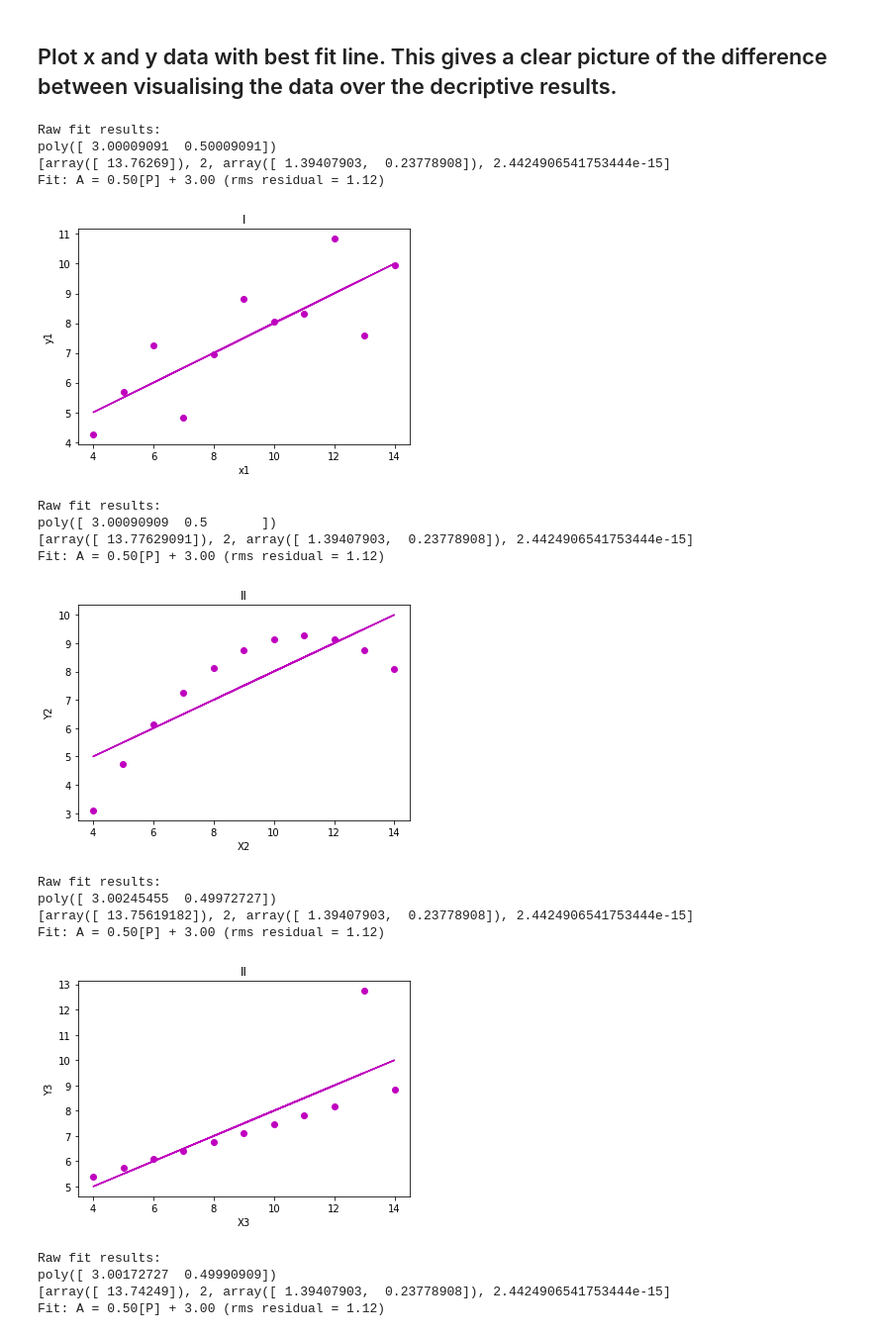
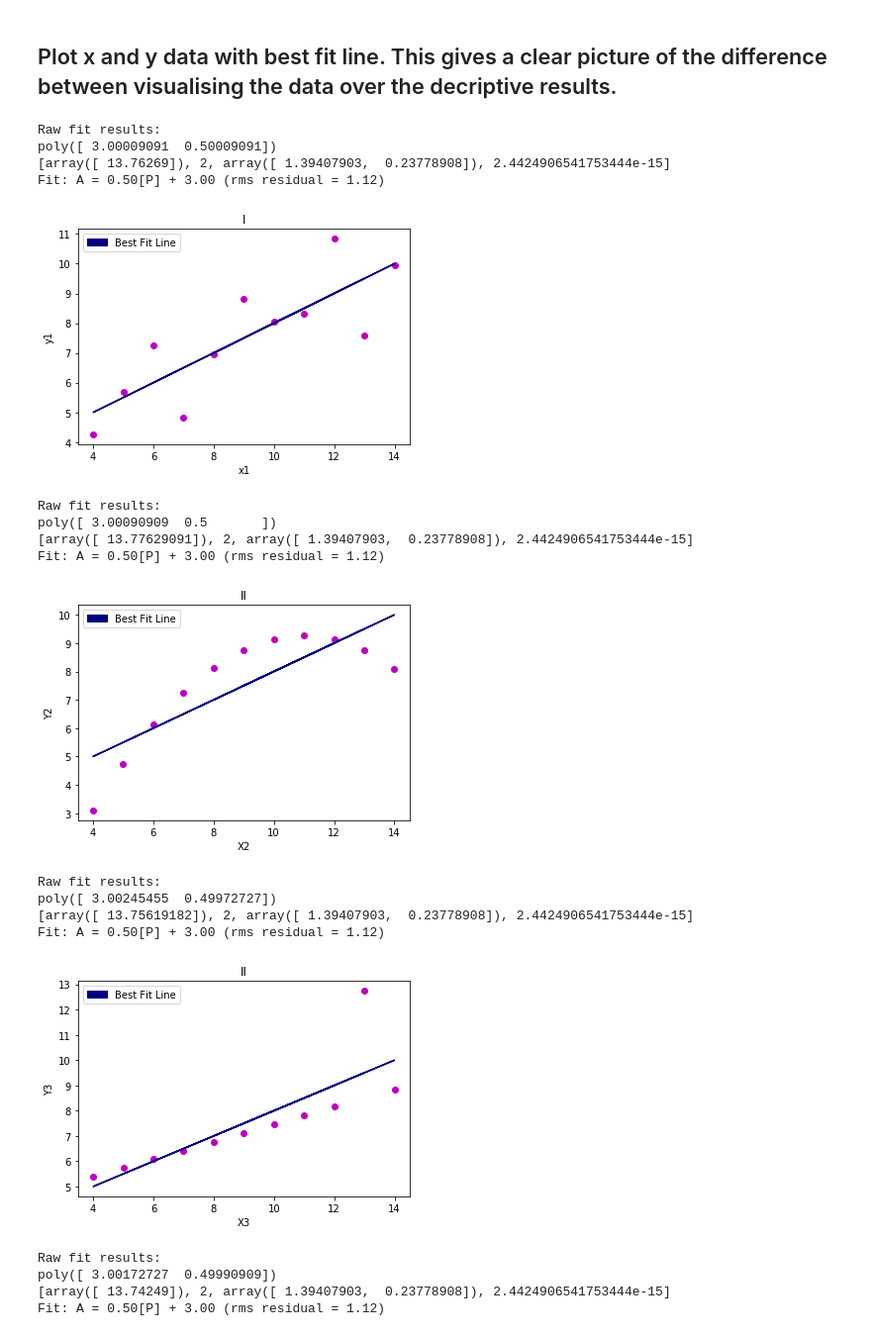
Before and after one commit to GregFee/Anscombes-Data, a Jupyter notebook: Fundamentals of Data Analysis Assignment.ipynb, the cells around one changed output. Shown: that part at 99% size. Saved outputs shown, nothing was run; the diff lists cells and outputs as text; code cells hidden in the pictures.

```diff
--- a/Fundamentals of Data Analysis Assignment.ipynb
+++ b/Fundamentals of Data Analysis Assignment.ipynb
@@ -174,19 +177,23 @@ pfit, stats = Polynomial.fit(x1, y1, 1, full=True, window=(cmin, cmax),
                                                     domain=(cmin, cmax))
 
 print('Raw fit results:', pfit, stats, sep='\n')
-
-A0, m = pfit
+#use numpy root mean squared and polyfit
+x10, m = pfit
 resid, rank, sing_val, rcond = stats
 rms = np.sqrt(resid[0]/len(y1))
 
-print('Fit: A = {:.2f}[P] + {:.2f}'.format(m, A0),
+
+print('Fit: A = {:.2f}[P] + {:.2f}'.format(m, x10),
       '(rms residual = {:.2f})'.format(rms))
 
+#plot x1 and y1 with best fit line
 pylab.plot(x1, y1, 'o', color='m')
-pylab.plot(x1, pfit(x1), color='m')
+pylab.plot(x1, pfit(x1), color='navy')
 pylab.title('I')
 pylab.ylabel('y1')
 pylab.xlabel('x1')
+navy_line = mpatches.Patch(color='navy', label='Best Fit Line')
+pylab.legend(handles=[navy_line])
 pylab.show()
 
 
@@ -197,19 +204,21 @@ pfit, stats = Polynomial.fit(x2, y2, 1, full=True, window=(cmin, cmax),
 
 print('Raw fit results:', pfit, stats, sep='\n')
 
-A0, m = pfit
+x10, m = pfit
 resid, rank, sing_val, rcond = stats
 rms = np.sqrt(resid[0]/len(y1))
 
-print('Fit: A = {:.2f}[P] + {:.2f}'.format(m, A0),
+print('Fit: A = {:.2f}[P] + {:.2f}'.format(m, x10),
       '(rms residual = {:.2f})'.format(rms))
 
-
+#plot x2 and y2 with best fit line
 pylab.plot(x2, y2, 'o', color='m')
-pylab.plot(x2, pfit(x2), color='m')
+pylab.plot(x2, pfit(x2), color='navy')
 pylab.title("II")
 pylab.ylabel("Y2")
 pylab.xlabel("X2")
+navy_line = mpatches.Patch(color='navy', label='Best Fit Line')
+pylab.legend(handles=[navy_line])
 pylab.show()
 
 #x3 and y3 straight line fit , root mean squared and show residual left over
@@ -219,56 +228,62 @@ pfit, stats = Polynomial.fit(x3, y3, 1, full=True, window=(cmin, cmax),
 
 print('Raw fit results:', pfit, stats, sep='\n')
 
-A0, m = pfit
+x10, m = pfit
 resid, rank, sing_val, rcond = stats
 rms = np.sqrt(resid[0]/len(y1))
 
-print('Fit: A = {:.2f}[P] + {:.2f}'.format(m, A0),
+print('Fit: A = {:.2f}[P] + {:.2f}'.format(m, x10),
       '(rms residual = {:.2f})'.format(rms))
 
+#plot x3 and y3 with best fit line
 pylab.plot(x3, y3, 'o', color='m')
-pylab.plot(x3, pfit(x3), color='m')
+pylab.plot(x3, pfit(x3), color='navy')
 pylab.title("II")
 pylab.ylabel("Y3")
 pylab.xlabel("X3")
+navy_line = mpatches.Patch(color='navy', label='Best Fit Line')
+pylab.legend(handles=[navy_line])
 pylab.show()
 
-#x1 and y1 straight line fit , root mean squared and show residual left over
+#x4 and and y4 straight line fit , root mean squared and show residual left over
 cmin, cmax = min(x4), max(x4)
 pfit, stats = Polynomial.fit(x4, y4, 1, full=True, window=(cmin, cmax),
                                                     domain=(cmin, cmax))
 
 print('Raw fit results:', pfit, stats, sep='\n')
 
-A0, m = pfit
+x10, m = pfit
 resid, rank, sing_val, rcond = stats
 rms = np.sqrt(resid[0]/len(y1))
 
-print('Fit: A = {:.2f}[P] + {:.2f}'.format(m, A0),
+print('Fit: A = {:.2f}[P] + {:.2f}'.format(m, x10),
       '(rms residual = {:.2f})'.format(rms))
 
+#plot x4 and y4 with best fit line
 pylab.plot(x4, y4, 'o', color='m')
-pylab.plot(x4, pfit(x4), color='m')
+pylab.plot(x4, pfit(x4), color='navy')
 pylab.title("IV")
 pylab.ylabel("Y4")
 pylab.xlabel("X4")
+navy_line = mpatches.Patch(color='navy', label='Best Fit Line')
+pylab.legend(handles=[navy_line])
 pylab.show()
 # %% [output]
 Raw fit results:
 poly([ 3.00009091  0.50009091])
 [array([ 13.76269]), 2, array([ 1.39407903,  0.23778908]), 2.4424906541753444e-15]
 Fit: A = 0.50[P] + 3.00 (rms residual = 1.12)
-[figure, old version]
+[figure, new version]
 Raw fit results:
 poly([ 3.00090909  0.5       ])
 [array([ 13.77629091]), 2, array([ 1.39407903,  0.23778908]), 2.4424906541753444e-15]
 Fit: A = 0.50[P] + 3.00 (rms residual = 1.12)
-[figure, old version]
+[figure, new version]
 Raw fit results:
 poly([ 3.00245455  0.49972727])
 [array([ 13.75619182]), 2, array([ 1.39407903,  0.23778908]), 2.4424906541753444e-15]
 Fit: A = 0.50[P] + 3.00 (rms residual = 1.12)
-[figure, old version]
+[figure, new version]
 Raw fit results:
 poly([ 3.00172727  0.49990909])
 [array([ 13.74249]), 2, array([ 1.39407903,  0.23778908]), 2.4424906541753444e-15]
```
Also changed, not shown: parts of 7 cells of this notebook.
